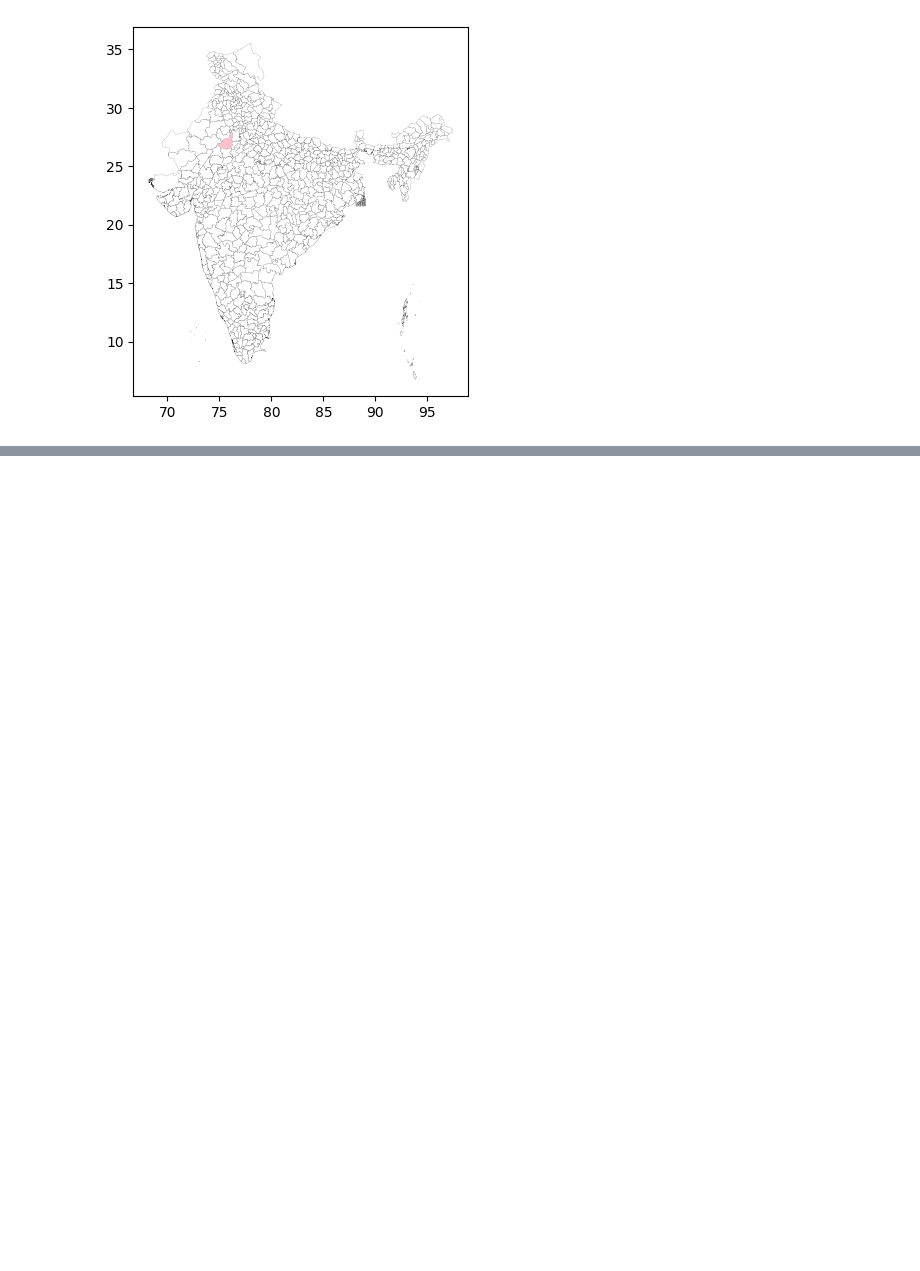
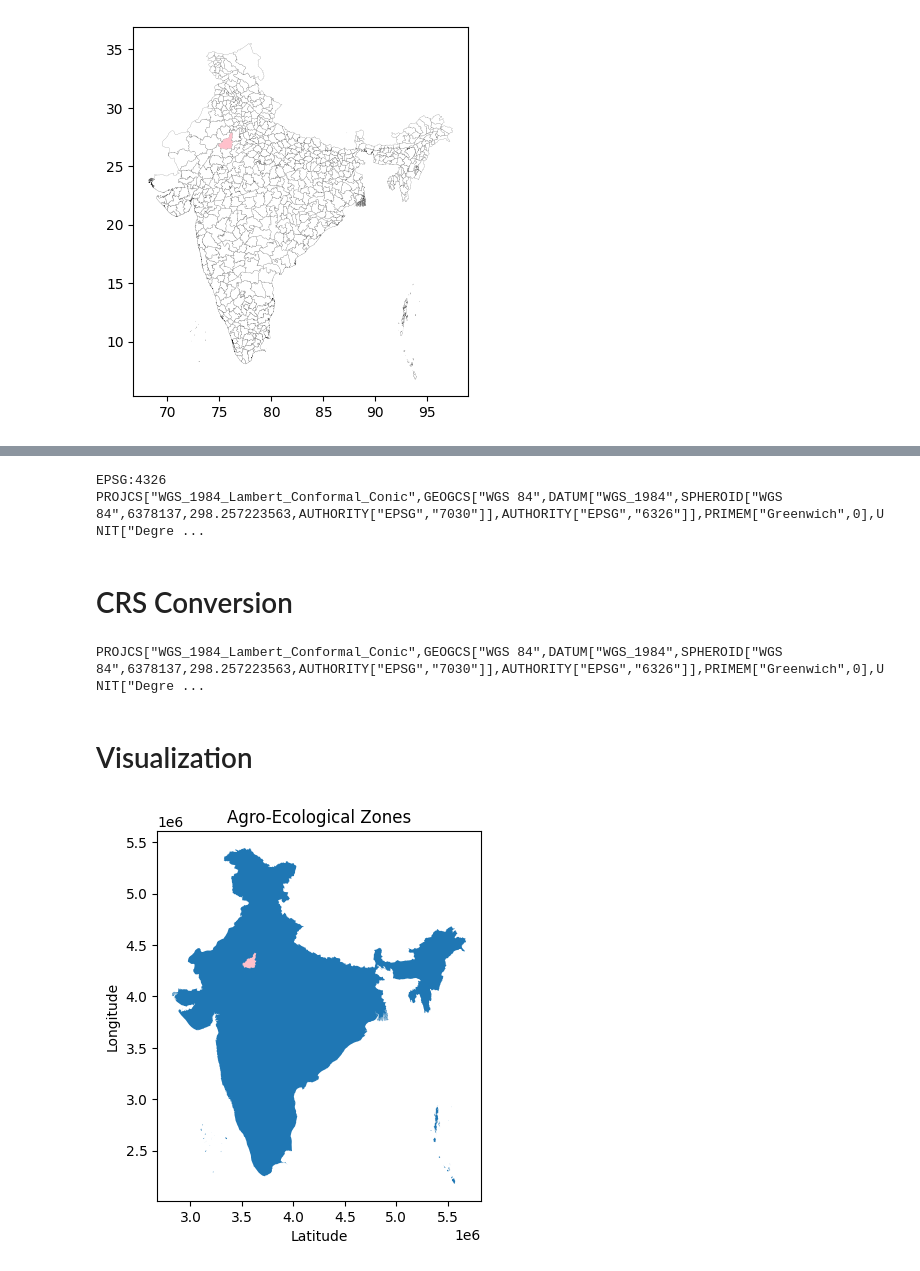
Before and after one commit to Hiramb-Yadav/Minor, a Jupyter notebook: GIS_data.ipynb, the cells around one changed output, grey strips where cells are left out. Saved outputs shown, nothing was run; the diff lists cells and outputs as text; code cells hidden in the pictures; blank space fills up the shorter version.

Commit message:
Dissolved map boundaries

```diff
--- a/GIS_data.ipynb
+++ b/GIS_data.ipynb
@@ -84,0 +91,3 @@ plt.show()
+# %%
+AgroDF = gpd.read_file("/content/drive/MyDrive/Projects/Trial/Agriculture/Data/Agro_Ecological_regions.zip")
+print("Setup complete!")
@@ -84,0 +121,28 @@ plt.show()
+# %%
+#Checking Crs of both maps
+print(df.crs)
+print(AgroDF.crs)
+# %% [output]
+EPSG:4326
+PROJCS["WGS_1984_Lambert_Conformal_Conic",GEOGCS["WGS 84",DATUM["WGS_1984",SPHEROID["WGS 84",6378137,298.257223563,AUTHORITY["EPSG","7030"]],AUTHORITY["EPSG","6326"]],PRIMEM["Greenwich",0],UNIT["Degre ...
+# %% [markdown]
+# CRS Conversion
+# %%
+#Reprojecting chosen to AgroDF crs
+chosen_reprojected = chosen.to_crs(AgroDF.crs)
+print(chosen_reprojected.crs)
+# %% [output]
+PROJCS["WGS_1984_Lambert_Conformal_Conic",GEOGCS["WGS 84",DATUM["WGS_1984",SPHEROID["WGS 84",6378137,298.257223563,AUTHORITY["EPSG","7030"]],AUTHORITY["EPSG","6326"]],PRIMEM["Greenwich",0],UNIT["Degre ...
+# %% [markdown]
+# Visualization
+# %%
+#ploting district from district .shp file on Agro-Ecological Zones map
+AgroDF = AgroDF.dissolve() #Removing Internal Boundries
+new_map = AgroDF.plot()
+plt.title("Agro-Ecological Zones")
+plt.xlabel("Latitude")
+plt.ylabel("Longitude")
+chosen_reprojected.plot(ax=new_map, color="pink")
+plt.show()
+# %% [output]
+[figure, added]
```
Also changed, not shown: parts of 8 cells of this notebook.
